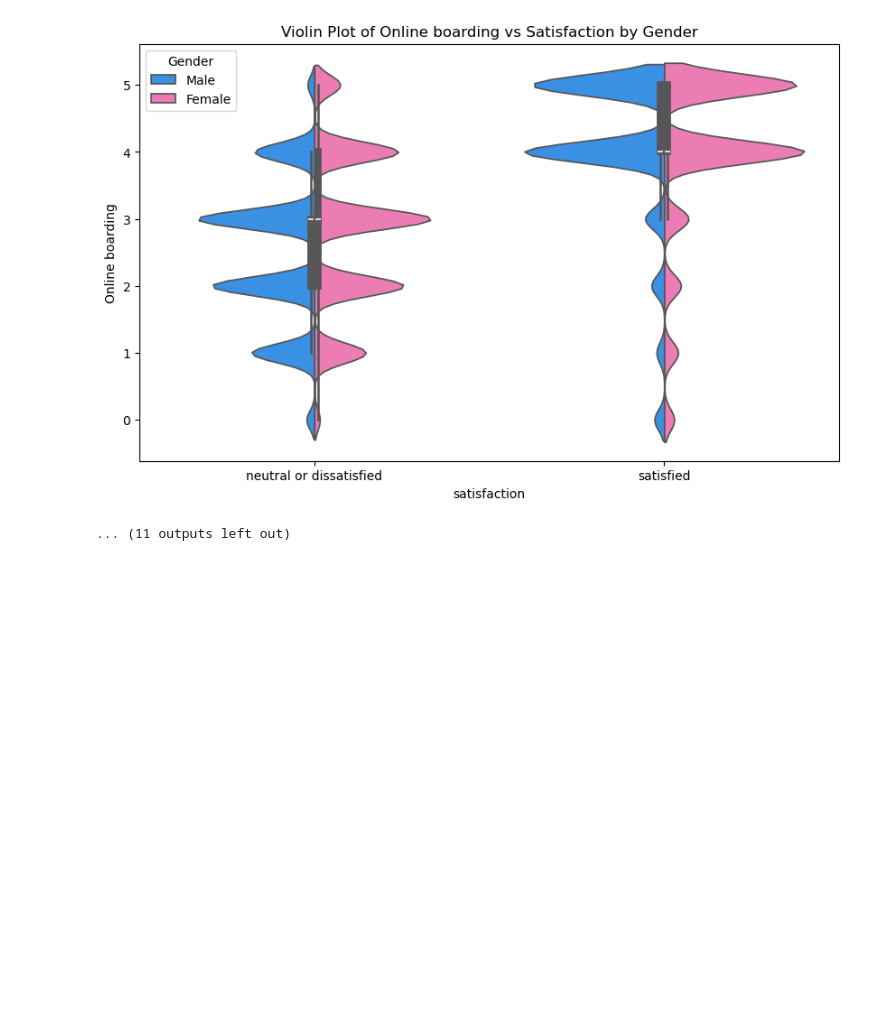
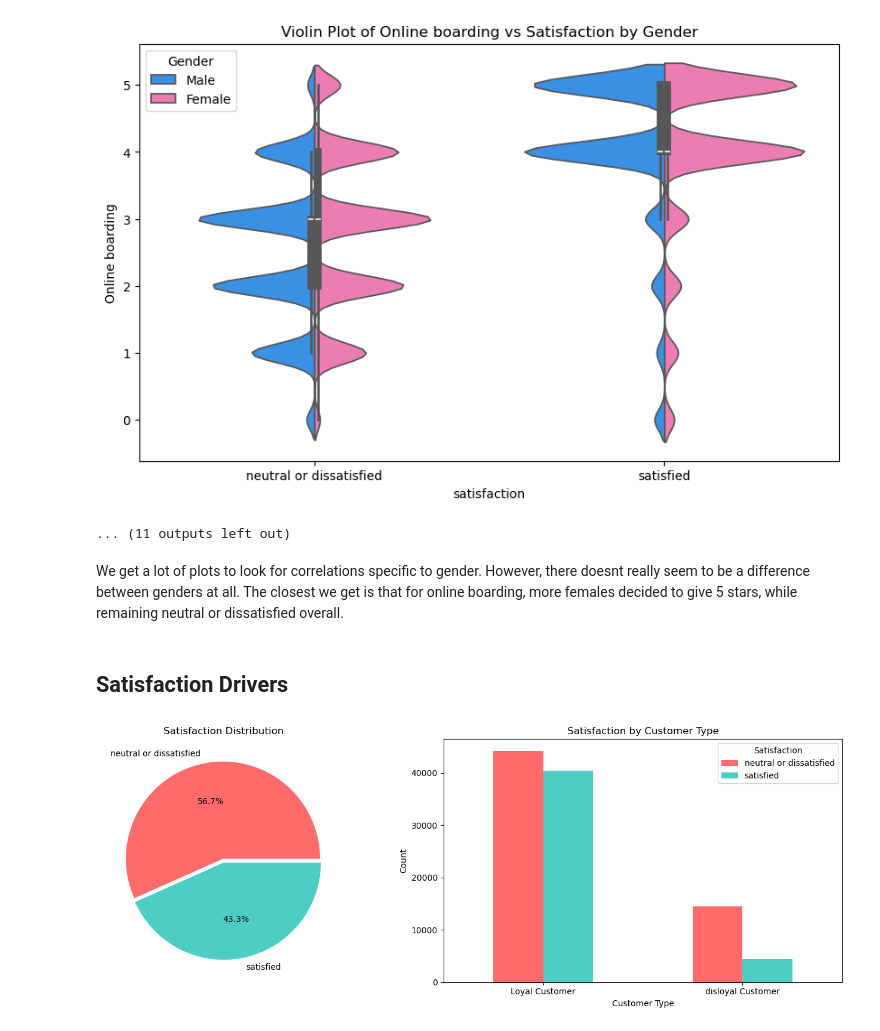
Before and after one commit to DenizCiger/airline-passenger-satisfaction, a Jupyter notebook: old_airlines.ipynb, the cells around one changed output. Cells and saved outputs as stored; diff of their text form; code cells hidden in the pictures; blank space fills up the shorter version.

Commit message:
Add more plots & new presentation-structured version

```diff
--- a/airlines.ipynb
+++ b/old_airlines.ipynb
@@ -139,3 +139,30 @@ for feature in train:
 [figure]
 [figure]
 ... (11 outputs left out)
+# %% [markdown]
+We get a lot of plots to look for correlations specific to gender. However, there doesnt really seem to be a difference between genders at all. The closest we get is that for online boarding, more females decided to give 5 stars, while remaining neutral or dissatisfied overall.
+# %% [markdown]
+## Satisfaction Drivers
+# %%
+# 1. Target Variable Distribution
+fig, axes = plt.subplots(1, 2, figsize=(14, 5))
+
+# Satisfaction counts
+satisfaction_counts = train['satisfaction'].value_counts()
+axes[0].pie(satisfaction_counts, labels=satisfaction_counts.index, autopct='%1.1f%%',
+            colors=['#ff6b6b', '#4ecdc4'], explode=(0.02, 0.02))
+axes[0].set_title('Satisfaction Distribution')
+
+# Satisfaction by Customer Type
+satisfaction_by_customer = train.groupby(['Customer Type', 'satisfaction']).size().unstack(fill_value=0)
+satisfaction_by_customer.plot(kind='bar', ax=axes[1], color=['#ff6b6b', '#4ecdc4'])
+axes[1].set_title('Satisfaction by Customer Type')
+axes[1].set_xlabel('Customer Type')
+axes[1].set_ylabel('Count')
+axes[1].tick_params(axis='x', rotation=0)
+axes[1].legend(title='Satisfaction')
+
+plt.tight_layout()
+plt.show()
+# %% [output]
+[figure, added]
```
Also changed, not shown: parts of 7 cells of this notebook, 1 other file.
